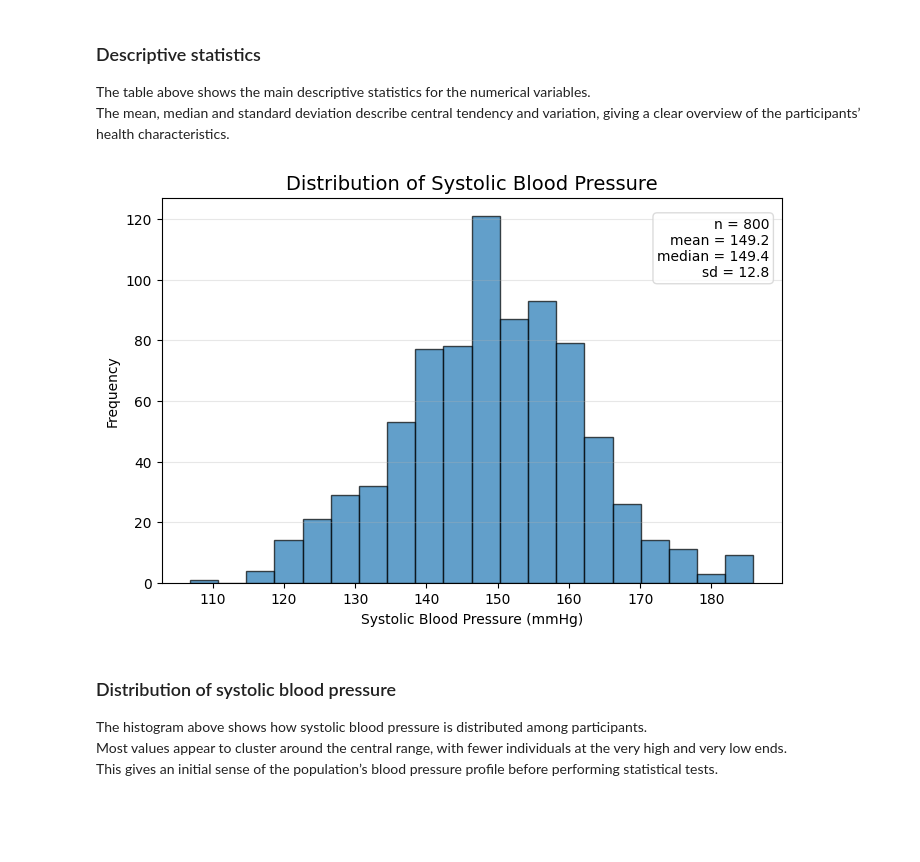
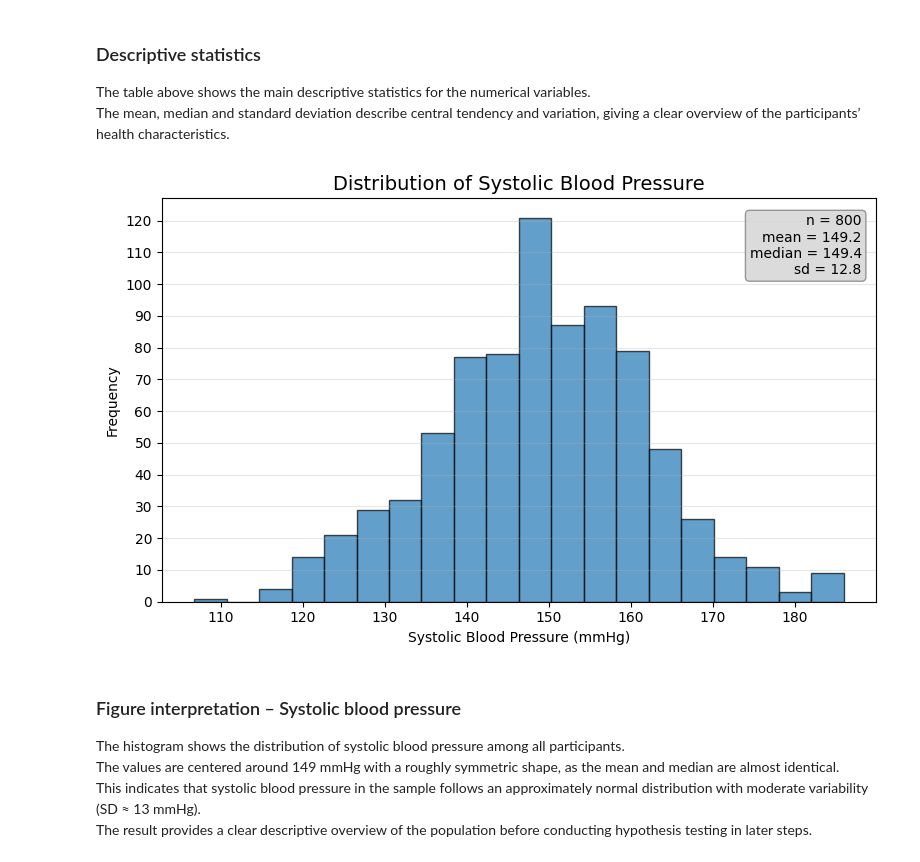
Before and after one commit to HenrikAnderss0n/health-study, a Jupyter notebook: health_study_del1.ipynb, the cells around one changed output. Saved outputs shown, nothing was run; the diff lists cells and outputs as text; code cells hidden in the pictures; blank space fills up the shorter version.

```diff
--- a/health_study_del1.ipynb
+++ b/health_study_del1.ipynb
@@ -113,30 +115,30 @@ Descriptive statistics for numerical variables:
 The table above shows the main descriptive statistics for the numerical variables.
 The mean, median and standard deviation describe central tendency and variation, giving a clear overview of the participants’ health characteristics.
 # %%
-x = df["systolic_bp"].dropna()
-n = len(x); mean = x.mean(); median = x.median(); sd = x.std(ddof=1)
+fig, ax = plt.subplots(figsize=(8, 5))
+ax.hist(df["systolic_bp"], bins=20, edgecolor="black", alpha=0.7)
+ax.set_title("Distribution of Systolic Blood Pressure", fontsize=14)
+ax.set_xlabel("Systolic Blood Pressure (mmHg)")
+ax.set_ylabel("Frequency")
+ax.set_yticks(range(0, int(ax.get_ylim()[1]) + 1, 10))
+ax.grid(axis="y", alpha=0.3)
 
-plt.figure(figsize=(8, 5))
-plt.hist(x, bins=20, edgecolor="black", alpha=0.7)
-plt.title("Distribution of Systolic Blood Pressure", fontsize=14)
-plt.xlabel("Systolic Blood Pressure (mmHg)")
-plt.ylabel("Frequency")
-
-plt.grid(axis="y", alpha=0.3)
-
-text = f"n = {n}\nmean = {mean:.1f}\nmedian = {median:.1f}\nsd = {sd:.1f}"
-plt.gca().text(
-    0.98, 0.95, text,
-    transform=plt.gca().transAxes,
+ax.text(
+    0.98, 0.96,
+    f"n = {len(df)}\nmean = {df['systolic_bp'].mean():.1f}\nmedian = {df['systolic_bp'].median():.1f}\nsd = {df['systolic_bp'].std():.1f}",
+    transform=ax.transAxes,
     ha="right", va="top",
-    bbox=dict(boxstyle="round", facecolor="white", alpha=0.8, edgecolor="lightgray")
+    bbox=dict(boxstyle="round", facecolor="lightgray", alpha=0.8, edgecolor="gray")
 )
 
+plt.tight_layout()
 plt.show()
 # %% [output]
-[figure, old version]
+[figure, new version]
 # %% [markdown]
-### Distribution of systolic blood pressure
-The histogram above shows how systolic blood pressure is distributed among participants.
-Most values appear to cluster around the central range, with fewer individuals at the very high and very low ends.
-This gives an initial sense of the population’s blood pressure profile before performing statistical tests.
+### Figure interpretation – Systolic blood pressure
+
+The histogram shows the distribution of systolic blood pressure among all participants.
+The values are centered around 149 mmHg with a roughly symmetric shape, as the mean and median are almost identical.
+This indicates that systolic blood pressure in the sample follows an approximately normal distribution with moderate variability (SD ≈ 13 mmHg).
+The result provides a clear descriptive overview of the population before conducting hypothesis testing in later steps.
```
Also changed, not shown: parts of 17 cells of this notebook.
